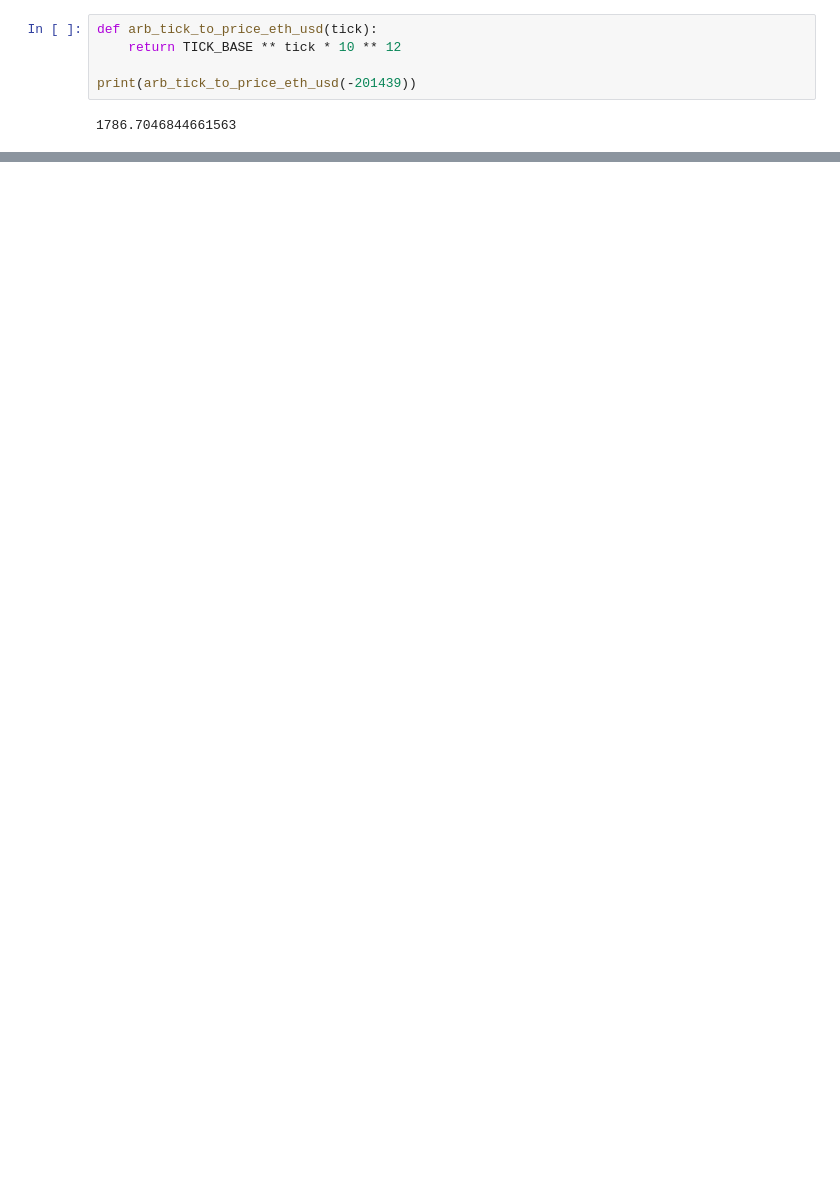
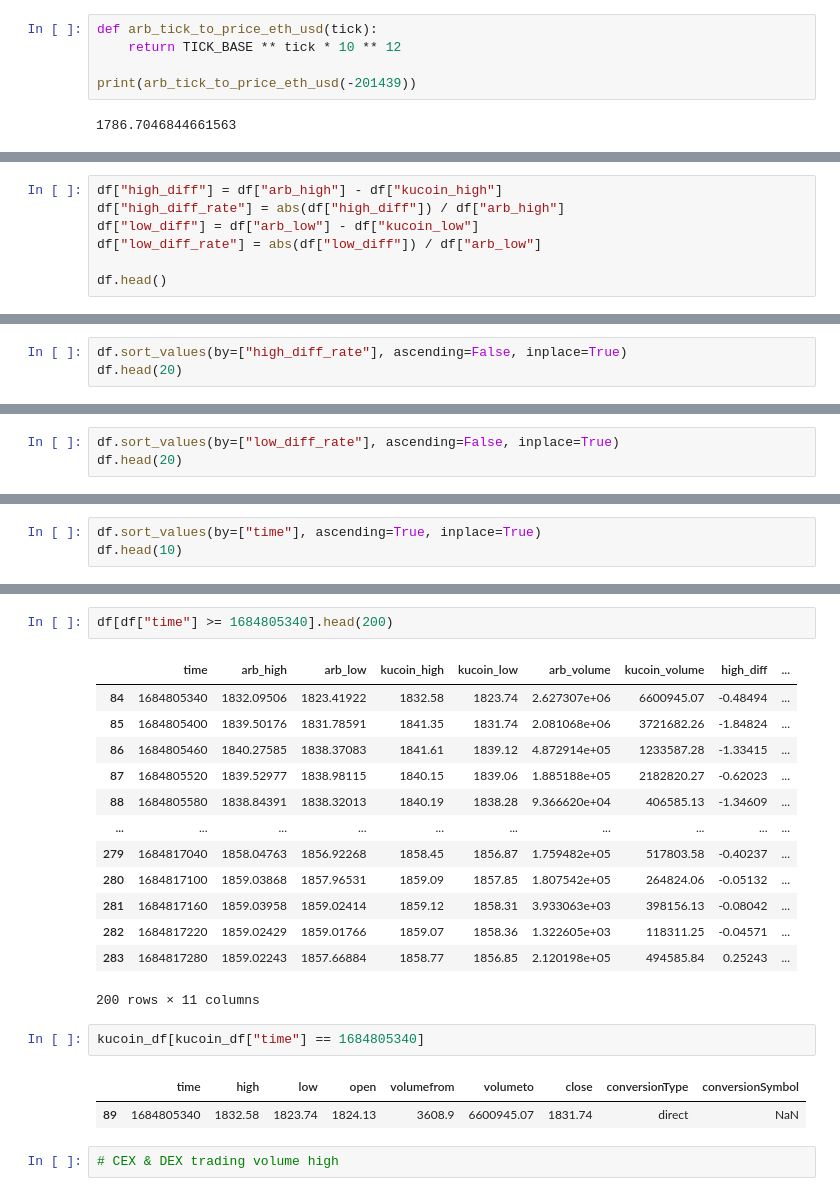
Before and after one commit to zhant09/uniswap-v3-analysis, a Jupyter notebook: src/data_storage/dex_cex_analysis.ipynb, the cells around one changed output, grey strips where cells are left out. Saved outputs shown, nothing was run; the diff lists cells and outputs as text; blank space fills up the shorter version.

```diff
--- a/src/data_storage/dex_cex_analysis.ipynb
+++ b/src/data_storage/dex_cex_analysis.ipynb
@@ -243,0 +394,7 @@ print(arb_tick_to_price_eth_usd(-201439))
+# %%
+df["high_diff"] = df["arb_high"] - df["kucoin_high"]
+df["high_diff_rate"] = abs(df["high_diff"]) / df["arb_high"]
+df["low_diff"] = df["arb_low"] - df["kucoin_low"]
+df["low_diff_rate"] = abs(df["low_diff"]) / df["arb_low"]
+
+df.head()
@@ -243,0 +408,3 @@ print(arb_tick_to_price_eth_usd(-201439))
+# %%
+df.sort_values(by=["high_diff_rate"], ascending=False, inplace=True)
+df.head(20)
@@ -243,0 +429,3 @@ print(arb_tick_to_price_eth_usd(-201439))
+# %%
+df.sort_values(by=["low_diff_rate"], ascending=False, inplace=True)
+df.head(20)
@@ -243,0 +478,3 @@ print(arb_tick_to_price_eth_usd(-201439))
+# %%
+df.sort_values(by=["time"], ascending=True, inplace=True)
+df.head(10)
@@ -243,0 +493,23 @@ print(arb_tick_to_price_eth_usd(-201439))
+# %%
+df[df["time"] >= 1684805340].head(200)
+# %% [output]
+|  | time | arb_high | arb_low | kucoin_high | kucoin_low | arb_volume | kucoin_volume | high_diff | ... |
+| 84 | 1684805340 | 1832.09506 | 1823.41922 | 1832.58 | 1823.74 | 2.627307e+06 | 6600945.07 | -0.48494 | ... |
+| 85 | 1684805400 | 1839.50176 | 1831.78591 | 1841.35 | 1831.74 | 2.081068e+06 | 3721682.26 | -1.84824 | ... |
+| 86 | 1684805460 | 1840.27585 | 1838.37083 | 1841.61 | 1839.12 | 4.872914e+05 | 1233587.28 | -1.33415 | ... |
+| 87 | 1684805520 | 1839.52977 | 1838.98115 | 1840.15 | 1839.06 | 1.885188e+05 | 2182820.27 | -0.62023 | ... |
+| 88 | 1684805580 | 1838.84391 | 1838.32013 | 1840.19 | 1838.28 | 9.366620e+04 | 406585.13 | -1.34609 | ... |
+| ... | ... | ... | ... | ... | ... | ... | ... | ... | ... |
+| 279 | 1684817040 | 1858.04763 | 1856.92268 | 1858.45 | 1856.87 | 1.759482e+05 | 517803.58 | -0.40237 | ... |
+| 280 | 1684817100 | 1859.03868 | 1857.96531 | 1859.09 | 1857.85 | 1.807542e+05 | 264824.06 | -0.05132 | ... |
+| 281 | 1684817160 | 1859.03958 | 1859.02414 | 1859.12 | 1858.31 | 3.933063e+03 | 398156.13 | -0.08042 | ... |
+| 282 | 1684817220 | 1859.02429 | 1859.01766 | 1859.07 | 1858.36 | 1.322605e+03 | 118311.25 | -0.04571 | ... |
+| 283 | 1684817280 | 1859.02243 | 1857.66884 | 1858.77 | 1856.85 | 2.120198e+05 | 494585.84 | 0.25243 | ... |
+200 rows × 11 columns
+# %%
+kucoin_df[kucoin_df["time"] == 1684805340]
+# %% [output]
+|  | time | high | low | open | volumefrom | volumeto | close | conversionType | conversionSymbol |
+| 89 | 1684805340 | 1832.58 | 1823.74 | 1824.13 | 3608.9 | 6600945.07 | 1831.74 | direct | NaN |
+# %%
+# CEX & DEX trading volume high
```
Also changed, not shown: parts of 27 cells of this notebook.
